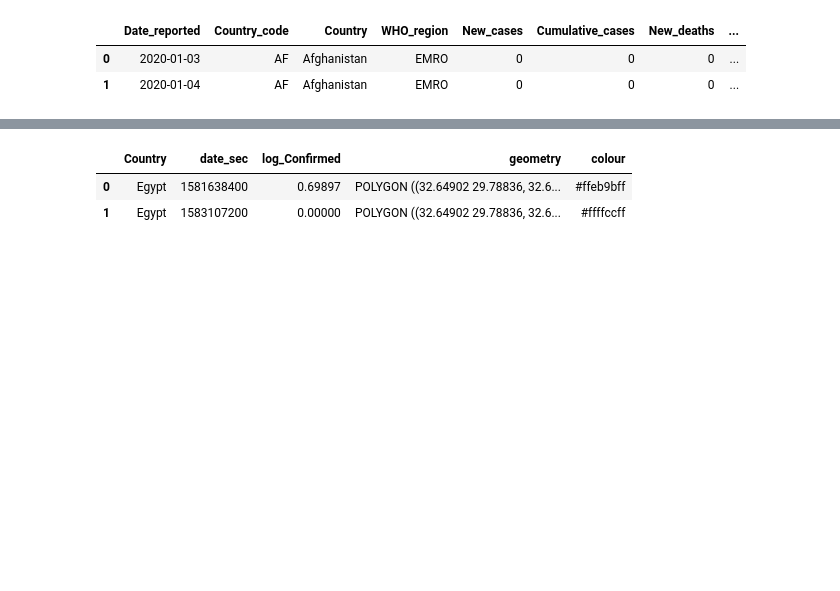
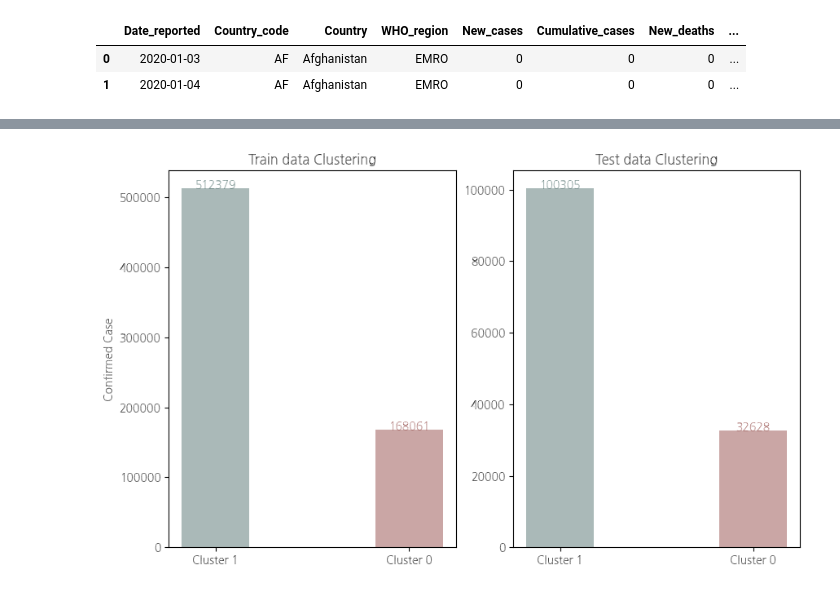
Before and after one commit to jingwoo4710/2020_project, a Jupyter notebook: Week1_project.ipynb, the cells around one changed output, grey strips where cells are left out. Drawn from its saved outputs; the diff is of its cells as text; code cells hidden in the pictures; blank space fills up the shorter version.

```diff
--- a/Week1_project.ipynb
+++ b/Week1_project.ipynb
@@ -318,0 +341,4 @@ mean_df_no_use.head()
+# %%
+# test 나라들의 데이터 예측
+mean_test['군집'] = kmeans.predict(mean_test.iloc[:,1:])
+mean_test.head()
@@ -318,0 +358,13 @@ mean_df_no_use.head()
+# %%
+# Label 별로 그룹
+df_test = mean_test.merge(df_covid, on = '국가코드')
+
+
+test_res = df_test.loc[:, ['군집', '확진자 수'] + traits]\
+                    .groupby('군집')\
+                    .mean()\
+                    .rename_axis('군집')\
+                    .reset_index()
+test_res = test_res.apply(lambda x: x.round(2))
+test_res = test_res.sort_values('확진자 수', ascending=False).reset_index(drop=True)
+test_res
@@ -557,8 +384,0 @@ slider_map.save(outfile='Many.html')
-# %%
-label_2_country = mean_df_no_use.loc[mean_df_no_use.label == res_df.iloc[2, 0]].Country.unique().tolist()
-label_2 = joined_df.loc[joined_df.Country.isin(label_2_country)].reset_index(drop=True)
-label_2.head(2)
-# %% [output]
-|  | Country | date_sec | log_Confirmed | geometry | colour |
-| 0 | Egypt | 1581638400 | 0.69897 | POLYGON ((32.64902 29.78836, 32.6... | #ffeb9bff |
-| 1 | Egypt | 1583107200 | 0.00000 | POLYGON ((32.64902 29.78836, 32.6... | #ffffccff |
@@ -598,0 +387,52 @@ slider_map.save(outfile='Less.html')
+# %%
+fig, axes = plt.subplots(1,2, figsize=(10, 6))
+
+bar_width = 0.35
+
+alpha = 0.5
+
+index = np.arange(2)
+
+y1 = train_res['확진자 수']
+
+y2 = test_res['확진자 수']
+
+p1 = axes[0].bar(index, y1,
+
+             bar_width,
+
+             color=['#567572FF', '#964F4CFF'],
+
+             alpha=alpha,
+
+             label='Train')
+axes[0].set_xticks(index)
+axes[0].set_xticklabels(['Cluster 1', 'Cluster 0'])
+axes[0].set_ylabel('Confirmed Case')
+
+axes[0].set_title('Train data Clustering')
+
+p2 = axes[1].bar(index, y2,
+
+             bar_width,
+
+             color=['#567572FF', '#964F4CFF'],
+
+             alpha=alpha,
+
+             label='Test')
+
+
+axes[1].set_xticks(index)
+axes[1].set_xticklabels(['Cluster 1', 'Cluster 0'])
+
+axes[0].annotate(str(int(round(y1[0], 0))), xy=(0, y1[0]), fontsize=10, ha='center', color = '#567572FF')
+axes[0].annotate(str(int(round(y1[1], 0))), xy=(1, y1[1]), fontsize=10, ha='center', color = '#964F4CFF')
+axes[1].annotate(str(int(round(y2[0], 0))), xy=(0, y2[0]), fontsize=10, ha='center', color = '#567572FF')
+axes[1].annotate(str(int(round(y2[1], 0))), xy=(1, y2[1]), fontsize=10, ha='center', color = '#964F4CFF')
+
+plt.title('Test data Clustering')
+
+plt.show()
+# %% [output]
+[figure, added]
```
Also changed, not shown: parts of 93 cells of this notebook.
